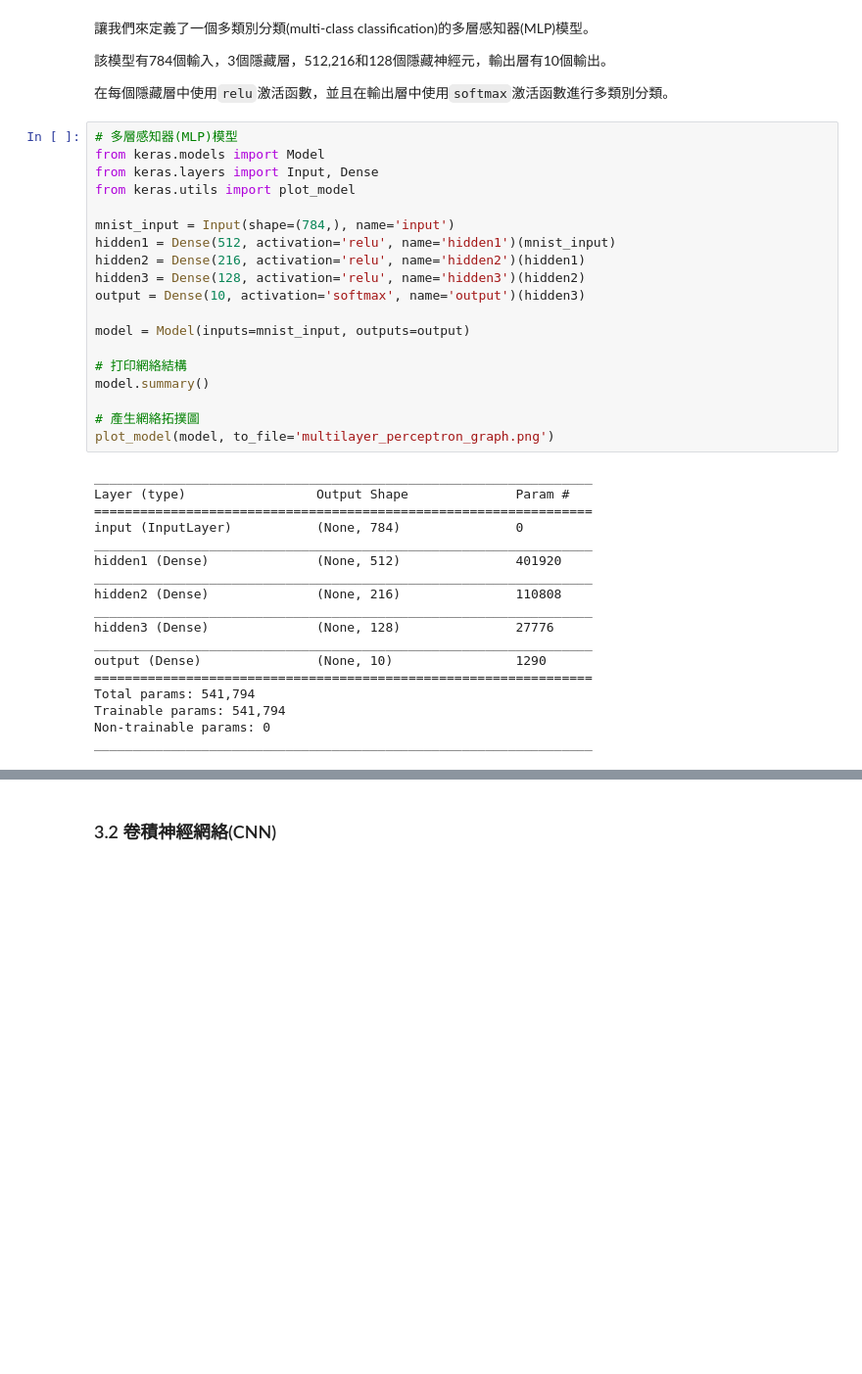
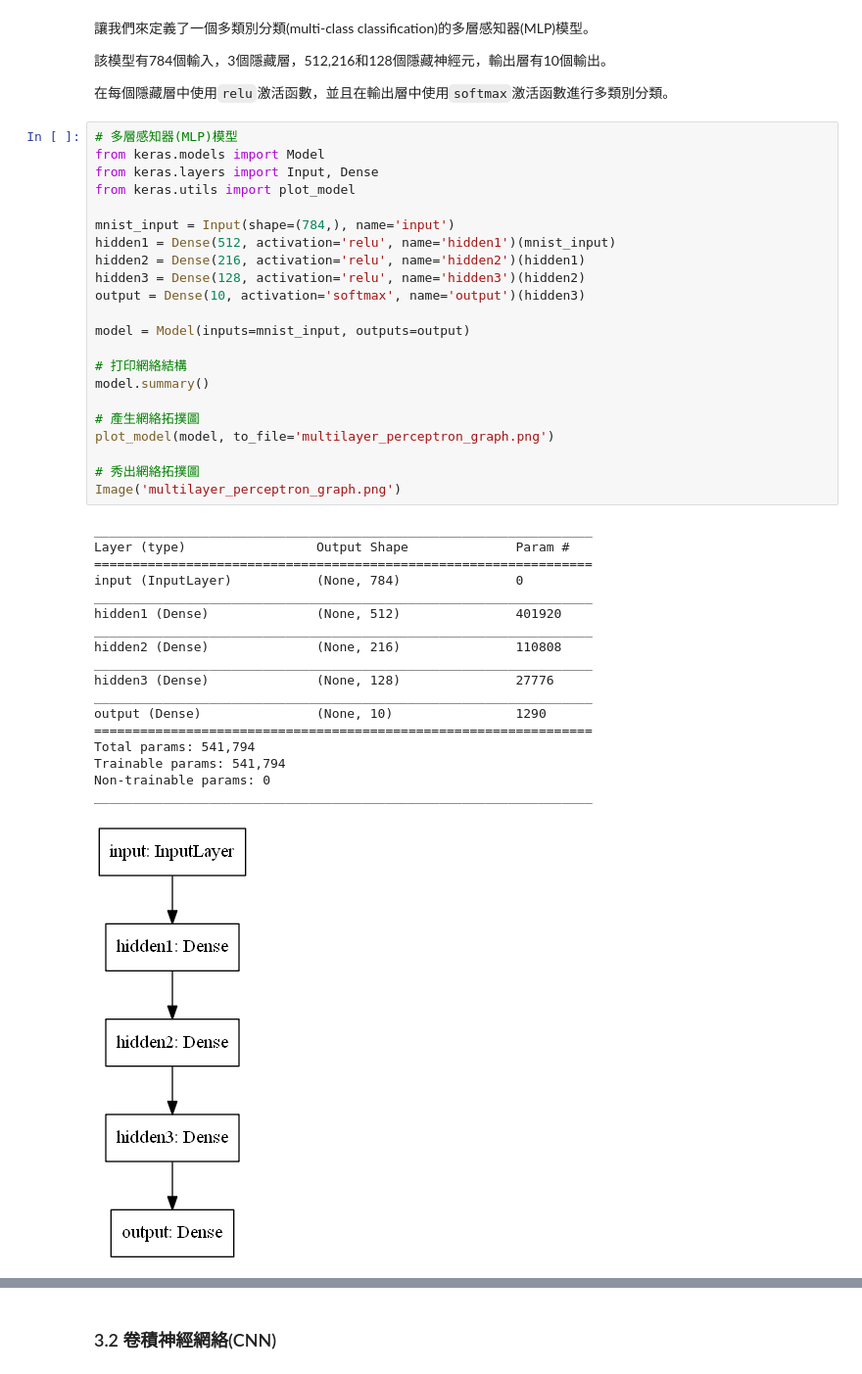
Before and after one commit to erhwenkuo/deep-learning-with-keras-notebooks, a Jupyter notebook: 1.1-keras-functional-api.ipynb, the cells around one changed output, grey strips where cells are left out. Shown at 98% size. Cells and saved outputs as stored; diff of their text form; blank space fills up the shorter version.

```diff
--- a/1.1-keras-functional-api.ipynb
+++ b/1.1-keras-functional-api.ipynb
@@ -150,30 +150,34 @@ mnist_input = Input(shape=(784,), name='input')
 hidden1 = Dense(512, activation='relu', name='hidden1')(mnist_input)
 hidden2 = Dense(216, activation='relu', name='hidden2')(hidden1)
 hidden3 = Dense(128, activation='relu', name='hidden3')(hidden2)
 output = Dense(10, activation='softmax', name='output')(hidden3)
 
 model = Model(inputs=mnist_input, outputs=output)
 
 # 打印網絡結構
 model.summary()
 
 # 產生網絡拓撲圖
 plot_model(model, to_file='multilayer_perceptron_graph.png')
+
+# 秀出網絡拓撲圖
+Image('multilayer_perceptron_graph.png')
 # %% [output]
 _________________________________________________________________
 Layer (type)                 Output Shape              Param #
 =================================================================
 input (InputLayer)           (None, 784)               0
 _________________________________________________________________
 hidden1 (Dense)              (None, 512)               401920
 _________________________________________________________________
 hidden2 (Dense)              (None, 216)               110808
 _________________________________________________________________
 hidden3 (Dense)              (None, 128)               27776
 _________________________________________________________________
 output (Dense)               (None, 10)                1290
 =================================================================
 Total params: 541,794
 Trainable params: 541,794
 Non-trainable params: 0
 _________________________________________________________________
+[figure, added]
```
Also changed, not shown: parts of 14 cells of this notebook.
